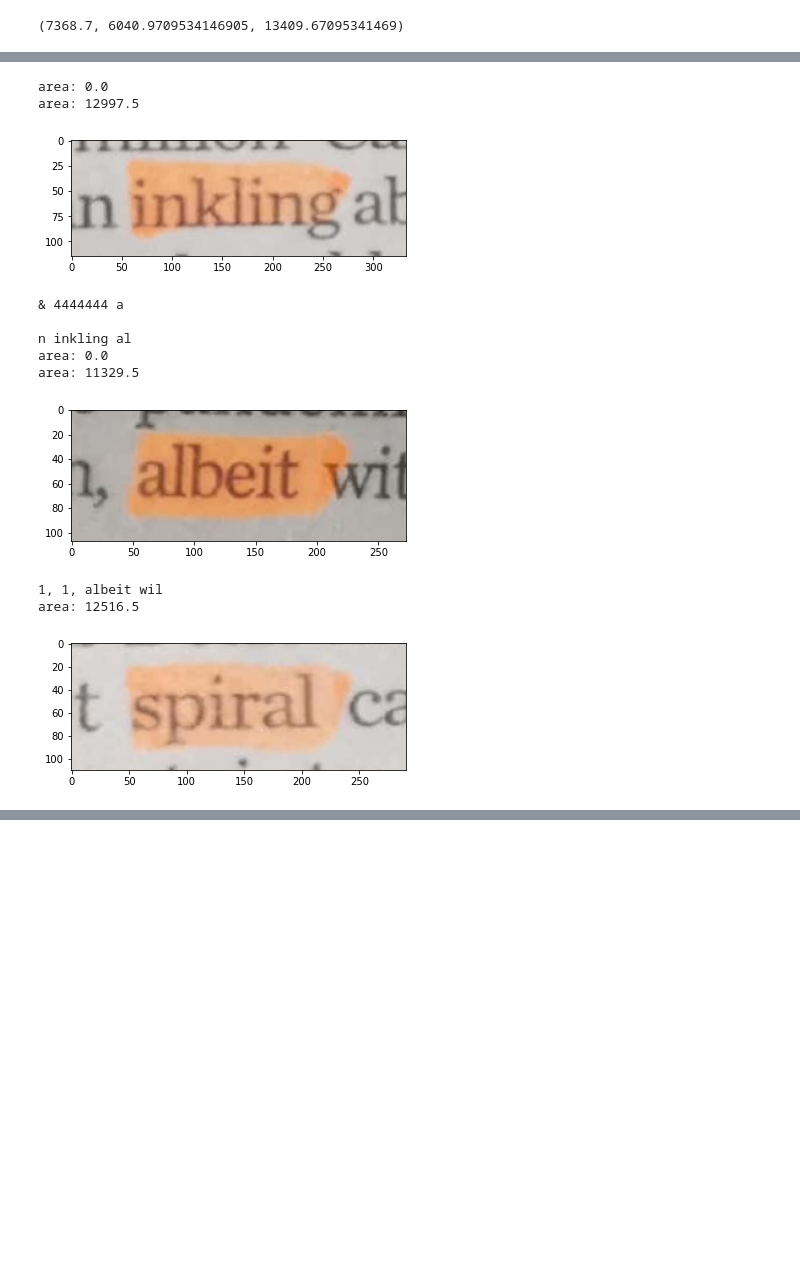
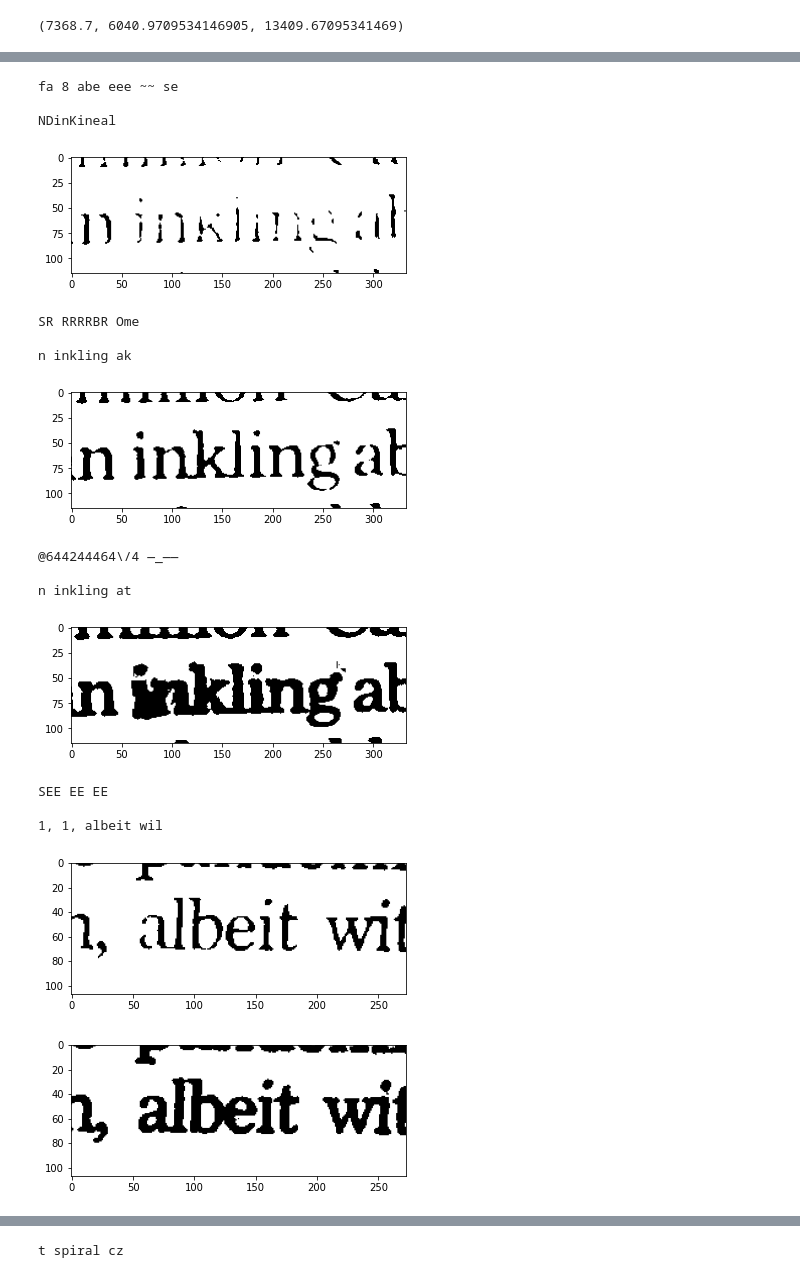
Before and after one commit to Sugarc0de/simple_text, a Jupyter notebook: ml_research/ocr/digi_highlight.ipynb, the cells around one changed output, grey strips where cells are left out. Drawn from its saved outputs; the diff is of its cells as text; code cells hidden in the pictures; blank space fills up the shorter version.

```diff
--- a/ml_research/ocr/digi_highlight.ipynb
+++ b/ml_research/ocr/digi_highlight.ipynb
@@ -6,7 +6,7 @@ import numpy as np
 hsv_lower=[0, 69, 150]
 hsv_upper=[200, 255, 255]
 
-image = cv2.imread('test_data/news3.png')
+image = cv2.imread('test_data/news3.jpeg')
 original = image.copy()
 original = cv2.cvtColor(original, cv2.COLOR_BGR2RGB)
 
@@ -63,61 +45,67 @@ for cnt in contours:
+# %%
+# get the thresholded image
+def threshold_image(img, v):
+    gray = cv2.cvtColor(img, cv2.COLOR_RGB2GRAY)
+    ret,th = cv2.threshold(gray,v,255,cv2.THRESH_BINARY)
+    return th
 # %%
 for cnt in contours:
     area = cv2.contourArea(cnt)
-    print('area: {}'.format(area))
     if area > np.mean(areas):
-#         x,y,w,h = cv2.boundingRect(cnt)
-#         img = cv2.rectangle(original,(x,y),(x+int(1.3*w),y+int(1.3*h)),(0,255,0),2)
+
         rect = cv2.minAreaRect(cnt)
         big_rect = (rect[0], (1.5*rect[1][0], 1.5*rect[1][1]), rect[2])
         box = cv2.boxPoints(big_rect)
         box = np.int0(box)
-#         im = cv2.drawContours(original,[box],0,(0,0,255),2)
-#         plt.figure(figsize=[20,20])
-#         plt.imshow(im)
+
         width = int(big_rect[1][0])
         height = int(big_rect[1][1])
 
         src_pts = box.astype("float32")
         # corrdinate of the points in box points after the rectangle has been
         # straightened
         dst_pts = np.array([[0, height-1],
                             [0, 0],
                             [width-1, 0],
                             [width-1, height-1]], dtype="float32")
         # the perspective transformation matrix
         M = cv2.getPerspectiveTransform(src_pts, dst_pts)
 
         # directly warp the rotated rectangle to get the straightened rectangle
         warped = cv2.warpPerspective(original, M, (width, height))
         if width < height:
             warped = np.rot90(warped)
 #         warped = cv2.warpPerspective(original, M, (width, height), None, cv2.INTER_LINEAR, cv2.BORDER_CONSTANT,
 #                                     (255, 255, 255))
-        plt.clf()
-        plt.imshow(warped)
-        plt.show()
-        print(pytesseract.image_to_string(warped))
-#         success, encoded_img = cv2.imencode('.jpeg', warped)
-#         image = types.Image(content=encoded_img.tobytes())
-        # Performs label detection on the image file
-#         response = client.text_detection(image=image)
-#         print(response)
-#         labels = response.text_annotations
-#         for label in labels:
-#             print(label.description)
-#         break
-# #         for label in labels:
-# #             print(label.description)
+        th1 = threshold_image(warped, 120)
+        th2 = threshold_image(warped, 150)
+        th3 = threshold_image(warped, 180)
+
+#         plt.imshow(warped[:,:,::-1]); plt.show()
+
+        print(pytesseract.image_to_string(th1))
+        plt.imshow(th1, cmap="gray"); plt.show()
+
+        print(pytesseract.image_to_string(th2))
+        plt.imshow(th2, cmap="gray"); plt.show()
+
+        print(pytesseract.image_to_string(th3))
+        plt.imshow(th3, cmap="gray"); plt.show()
 # %% [output]
-area: 0.0
-area: 12997.5
+fa 8 abe eee ~~ se
+
+NDinKineal
-[figure, old version]
+[figure, new version]
-& 4444444 a
+SR RRRRBR Ome
 
-n inkling al
-area: 0.0
-area: 11329.5
+n inkling ak
-[figure, old version]
+[figure, new version]
-1, 1, albeit wil
-area: 12516.5
+@644244464\/4 —_——
+
+n inkling at
-[figure, old version]
+[figure, new version]
+SEE EE EE
+
+1, 1, albeit wil
+[figure, added]
+[figure, added]
@@ -123,0 +114 @@ area: 12516.5
+t spiral cz
```
Also changed, not shown: parts of 5 cells of this notebook, 8 other files.
